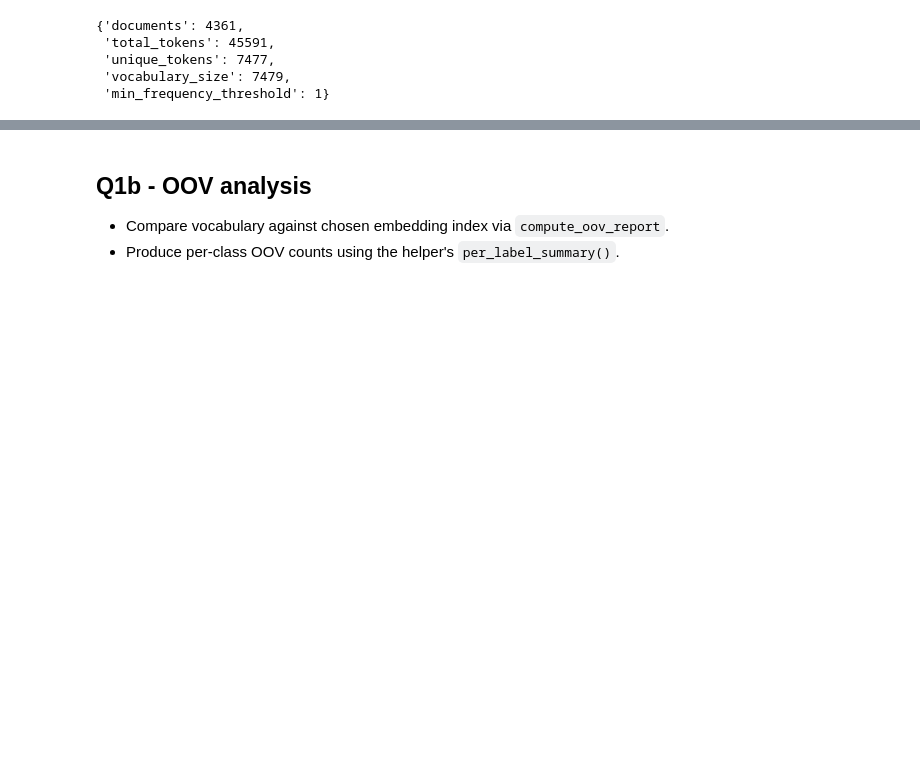
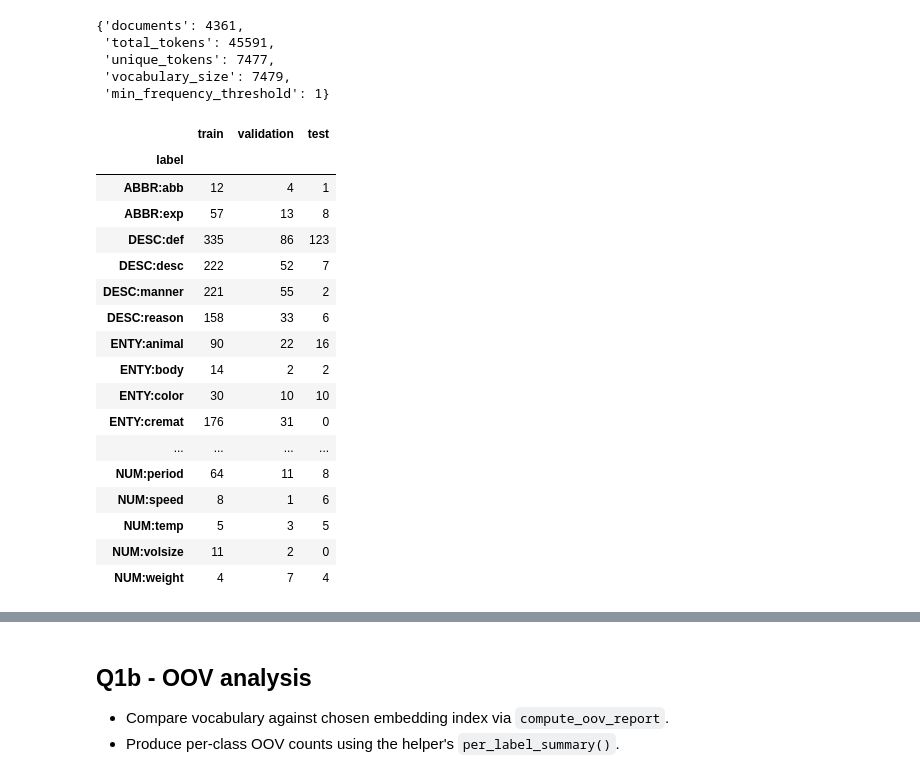
Before and after one commit to JonssonAlexander/NLP_Project_group45, a Jupyter notebook: 01_embeddings.ipynb, the cells around one changed output, grey strips where cells are left out. Saved outputs shown, nothing was run; the diff lists cells and outputs as text; code cells hidden in the pictures; blank space fills up the shorter version.

```diff
--- a/01_embeddings.ipynb
+++ b/01_embeddings.ipynb
@@ -66,3 +66,38 @@ vocab_report.summary()
  'unique_tokens': 7477,
  'vocabulary_size': 7479,
  'min_frequency_threshold': 1}
+# %%
+import pandas as pd
+from collections import Counter
+
+label_counters = {
+    split_name: Counter(label for label, _ in getattr(splits, split_name))
+    for split_name in ['train', 'validation', 'test']
+}
+label_distribution_frame = (
+    pd.DataFrame(label_counters)
+    .fillna(0)
+    .astype(int)
+    .rename_axis('label')
+    .sort_index()
+)
+label_distribution_frame
+# %% [output]
+|  | train | validation | test |
+| label |  |  |  |
+| ABBR:abb | 12 | 4 | 1 |
+| ABBR:exp | 57 | 13 | 8 |
+| DESC:def | 335 | 86 | 123 |
+| DESC:desc | 222 | 52 | 7 |
+| DESC:manner | 221 | 55 | 2 |
+| DESC:reason | 158 | 33 | 6 |
+| ENTY:animal | 90 | 22 | 16 |
+| ENTY:body | 14 | 2 | 2 |
+| ENTY:color | 30 | 10 | 10 |
+| ENTY:cremat | 176 | 31 | 0 |
+| ... | ... | ... | ... |
+| NUM:period | 64 | 11 | 8 |
+| NUM:speed | 8 | 1 | 6 |
+| NUM:temp | 5 | 3 | 5 |
+| NUM:volsize | 11 | 2 | 0 |
+| NUM:weight | 4 | 7 | 4 |
```
Also changed, not shown: parts of 1 cell of this notebook.
